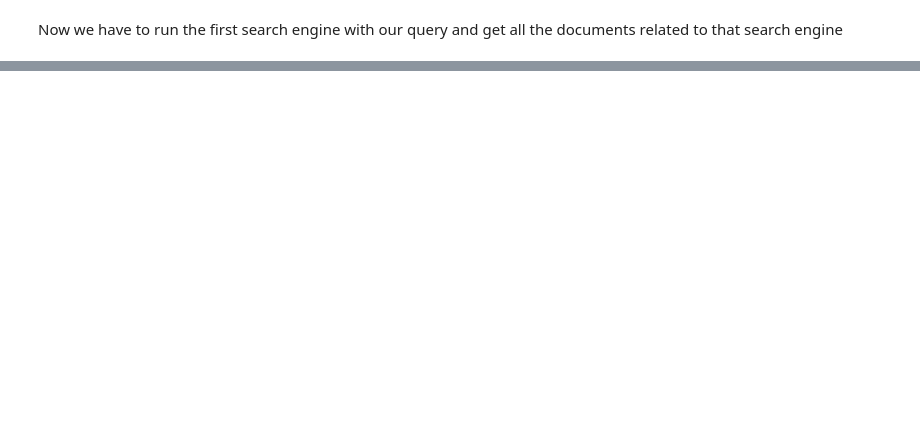
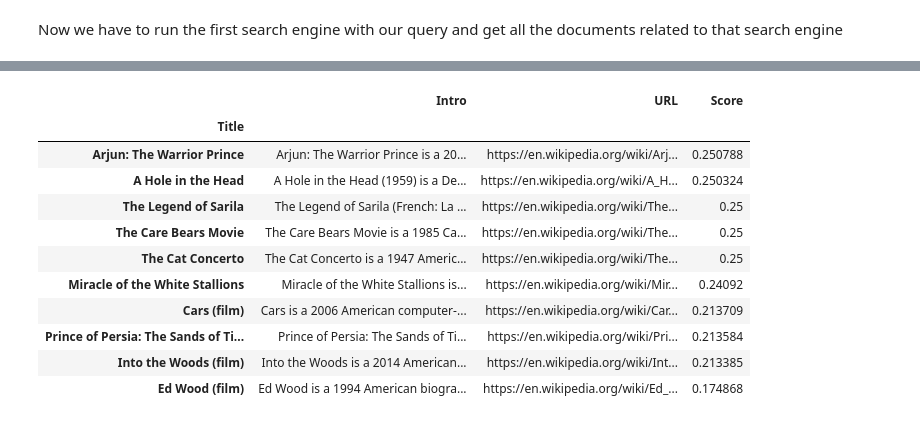
Before and after one commit to Simonerc95/HW3, a Jupyter notebook: search_eng_3.ipynb, the cells around one changed output, grey strips where cells are left out. Cells and saved outputs as stored; diff of their text form; code cells hidden in the pictures; blank space fills up the shorter version.

```diff
--- a/search_eng_3.ipynb
+++ b/search_eng_3.ipynb
@@ -42,0 +86,2 @@ Now we have to run the first search engine with our query and get all the docume
+# %%
+(query, q) = get_query_SE3()
@@ -173,0 +150,88 @@ for x , y in heap_result :
+# %%
+# Now we should define a function for each variable to assign a value between 0 and 1
+
+Runtimes = []
+Release_year = []
+Starring = []
+Budget = []
+
+for i in result_variables.keys() :
+    i = 'document_'+str(i)
+    Runtimes.append(int(d[i]["Runtime"]))
+    Release_year.append(int(d[i]["Release Year"]))
+    Starring.append(int(d[i]["Starring"]))
+    Budget.append(int(d[i]["Budget"]))
+# %%
+scores = dict()
+for i in result_variables :
+    # calculating score for Running time
+    i = 'document_'+ str(i)
+    minrun = min(Runtimes)
+    maxrun = max(Runtimes)
+    if re.search('\d', q['Runtime']):
+        run_score = exp(-(int(re.search('\d+', q['Runtime']).group(0)) -int(d[i]['Runtime']))**2/100)
+    else:
+        run_score = 0
+
+
+   # calculating score for quantitative Release_year query
+    if re.search('\d', q['year']):
+        distance = abs(d[i]['Release_year'] - int(re.search('\d+',q["year"]).group(0)))
+        year_score = math.exp(-distance/10)
+    else:
+        year_score = 0
+
+
+  # calculating score for budget
+
+    if re.search('\d', q['Budget']):
+        if re.search(r'mil', q['Budget']):
+            q['Budget']  = int(float(re.search(r'\d+[\.|\,]*\d*', q['Budget']).group(0).replace(',', '.'))*10**6)
+
+        elif re.search(r'\,', q['Budget']) or re.search(r'\.', q['Budget']):
+            q['Budget'] = int(re.search(r'(\d+[\,!\.])+\d+', q['Budget']).group(0).replace(',', '').replace('.', ''))
+
+
+        budget_score = exp(-(int(q['Budget']) - int(d[i]['Budget']))**2 / 10^5)
+    else:
+        budget_score = 0
+
+# calculating score for starring
+    maxstar = max(Starring)
+    minstar = min(Starring)
+    if q['starring'] == 'B':
+        starring_score = (maxstar - int(d[i]['Starring']))/(maxstar-minstar)
+    elif q['starring'] == 'S':
+        starring_score = (int(d[i]['Starring']) - minstar)/(maxstar-minstar)
+    else:
+        starring_score = 0
+
+    mean_score = 1/4 * (run_score + year_score + budget_score + starring_score)
+    scores[i] = (mean_score, i)
+
+heap = []
+for doc in scores:
+    heapq.heappush(heap, scores[doc])
+heap_result = heapq.nlargest(10, heap)
+df = dict()
+for x,z in heap_result:
+    y = z.split('_')[1]
+    df[y] = newdict[y][0:2]
+    df[y].append(Movies[y])
+    df[y].append(x)
+
+df = pd.DataFrame.from_dict(df, orient = 'index', columns=['Title', 'Intro', 'URL', 'Score']).set_index('Title')
+df.style.format({'URL': Linked_URL}).format({'Intro' : replacer})    # to get clickable urls
+# %% [output]
+|  | Intro | URL | Score |
+| Title |  |  |  |
+| Arjun: The Warrior Prince | Arjun: The Warrior Prince is a 20... | https://en.wikipedia.org/wiki/Arj... | 0.250788 |
+| A Hole in the Head | A Hole in the Head (1959) is a De... | https://en.wikipedia.org/wiki/A_H... | 0.250324 |
+| The Legend of Sarila | The Legend of Sarila (French: La ... | https://en.wikipedia.org/wiki/The... | 0.25 |
+| The Care Bears Movie | The Care Bears Movie is a 1985 Ca... | https://en.wikipedia.org/wiki/The... | 0.25 |
+| The Cat Concerto | The Cat Concerto is a 1947 Americ... | https://en.wikipedia.org/wiki/The... | 0.25 |
+| Miracle of the White Stallions | Miracle of the White Stallions is... | https://en.wikipedia.org/wiki/Mir... | 0.24092 |
+| Cars (film) | Cars is a 2006 American computer-... | https://en.wikipedia.org/wiki/Car... | 0.213709 |
+| Prince of Persia: The Sands of Ti... | Prince of Persia: The Sands of Ti... | https://en.wikipedia.org/wiki/Pri... | 0.213584 |
+| Into the Woods (film) | Into the Woods is a 2014 American... | https://en.wikipedia.org/wiki/Int... | 0.213385 |
+| Ed Wood (film) | Ed Wood is a 1994 American biogra... | https://en.wikipedia.org/wiki/Ed_... | 0.174868 |
```
Also changed, not shown: parts of 13 cells of this notebook.
